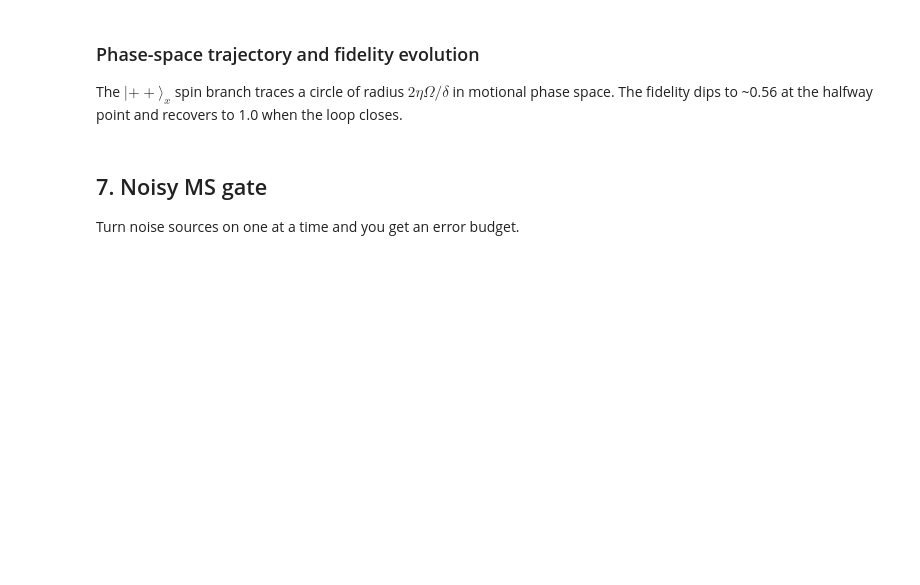
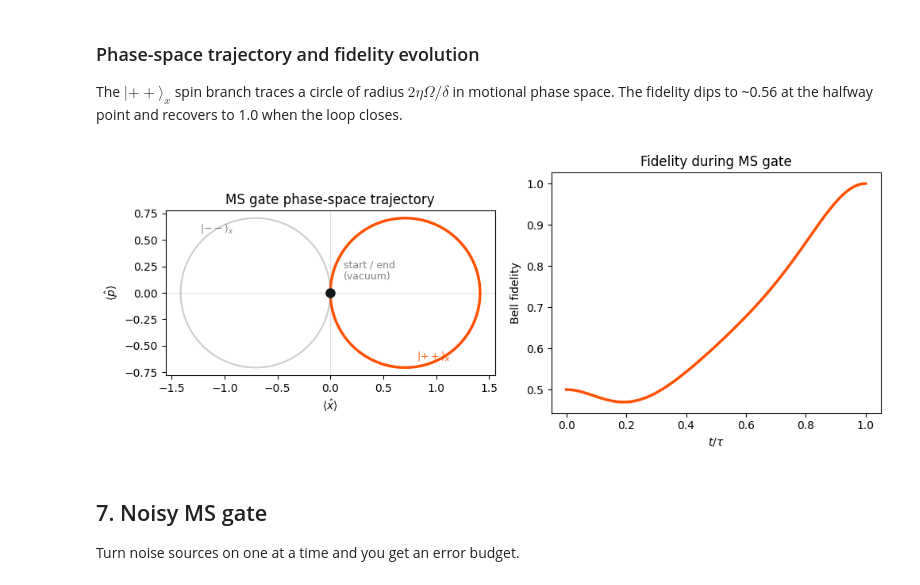
Before and after one commit to splch/tiqs, a Jupyter notebook: docs/presentation/demo.ipynb, the cells around one changed output. Saved outputs shown, nothing was run; the diff lists cells and outputs as text; code cells hidden in the pictures; blank space fills up the shorter version.

```diff
--- a/docs/presentation/demo.ipynb
+++ b/docs/presentation/demo.ipynb
@@ -115,30 +143,49 @@ print(f"Bell state fidelity: {fidelity:.10f}")
 
 The $|{++}\rangle_x$ spin branch traces a circle of radius $2\eta\Omega/\delta$ in motional phase space. The fidelity dips to ~0.56 at the halfway point and recovers to 1.0 when the loop closes.
 # %%
-# Analytical phase-space trajectory for the |++>_x spin branch
-# alpha(t) = (2*eta*Omega/delta) * (exp(i*delta*t) - 1)
-R = 2 * eta_val * Omega_ms / delta
-alpha_t = R * (np.exp(1j * delta * tlist_ms) - 1)
-x_analytical = np.sqrt(2) * alpha_t.real
-p_analytical = np.sqrt(2) * alpha_t.imag
+# Simulate the |++>_x branch directly as a forced oscillator
+# For the two-ion |++> eigenstate (S_x = +2), the effective force is 2*eta*Omega
+n_fock_ps = 30
+F = 2 * eta_val * Omega_ms  # force on the |++>_x branch
+a_ps = qutip.destroy(n_fock_ps)
+x_op = (a_ps + a_ps.dag()) / np.sqrt(2)
+p_op = 1j * (a_ps.dag() - a_ps) / np.sqrt(2)
 
-# Bell fidelity over time
+H_branch = [[F * a_ps.dag(), f"exp(1j*{delta}*t)"],
+            [F * a_ps, f"exp(-1j*{delta}*t)"]]
+res_branch = qutip.sesolve(H_branch, qutip.basis(n_fock_ps, 0), tlist_ms,
+                           e_ops=[x_op, p_op], options={"max_step": tau / 200})
+x_vals = np.real(res_branch.expect[0])
+p_vals = np.real(res_branch.expect[1])
+
+# Bell fidelity over time (from the full MS gate simulation)
 fidelities = [bell_state_fidelity(s.ptrace([0, 1])) for s in result_ms.states]
 
 fig, (ax1, ax2) = plt.subplots(1, 2, figsize=(10, 4))
 
-ax1.plot(x_analytical, p_analytical, "C1")
-ax1.plot(0, 0, "ko", ms=8, label="start / end\n(vacuum)")
+ax1.plot(x_vals, p_vals, color=IONQ_ORANGE, linewidth=2.5)
+ax1.plot(-x_vals, -p_vals, color=IONQ_GREY, linewidth=1.5, alpha=0.4)
+ax1.plot(0, 0, "o", color=IONQ_DARK, ms=8, zorder=5)
+ax1.annotate("start / end\n(vacuum)", (0, 0), textcoords="offset points",
+             xytext=(12, 12), fontsize=9, color=IONQ_GREY)
+mid = len(x_vals) // 4
+ax1.annotate(r"$|{++}\rangle_x$", (x_vals[mid], p_vals[mid]),
+             textcoords="offset points", xytext=(10, 8), fontsize=9, color=IONQ_ORANGE)
+ax1.annotate(r"$|{--}\rangle_x$", (-x_vals[mid], -p_vals[mid]),
+             textcoords="offset points", xytext=(-50, -12), fontsize=9, color=IONQ_GREY)
+ax1.axhline(0, color="#E0E0E3", linewidth=0.8, zorder=0)
+ax1.axvline(0, color="#E0E0E3", linewidth=0.8, zorder=0)
 ax1.set(xlabel=r"$\langle\hat{x}\rangle$", ylabel=r"$\langle\hat{p}\rangle$",
         title="MS gate phase-space trajectory")
 ax1.set_aspect("equal")
-ax1.legend()
 
-ax2.plot(tlist_ms / tau, fidelities, "C1")
+ax2.plot(tlist_ms / tau, fidelities, color=IONQ_ORANGE, linewidth=2.5)
 ax2.set(xlabel=r"$t / \tau$", ylabel="Bell fidelity", title="Fidelity during MS gate")
 
 plt.tight_layout()
 plt.show()
+# %% [output]
+[figure, added]
 # %% [markdown]
 ## 7. Noisy MS gate
 
```
Also changed, not shown: parts of 9 cells of this notebook, 1 other file.
